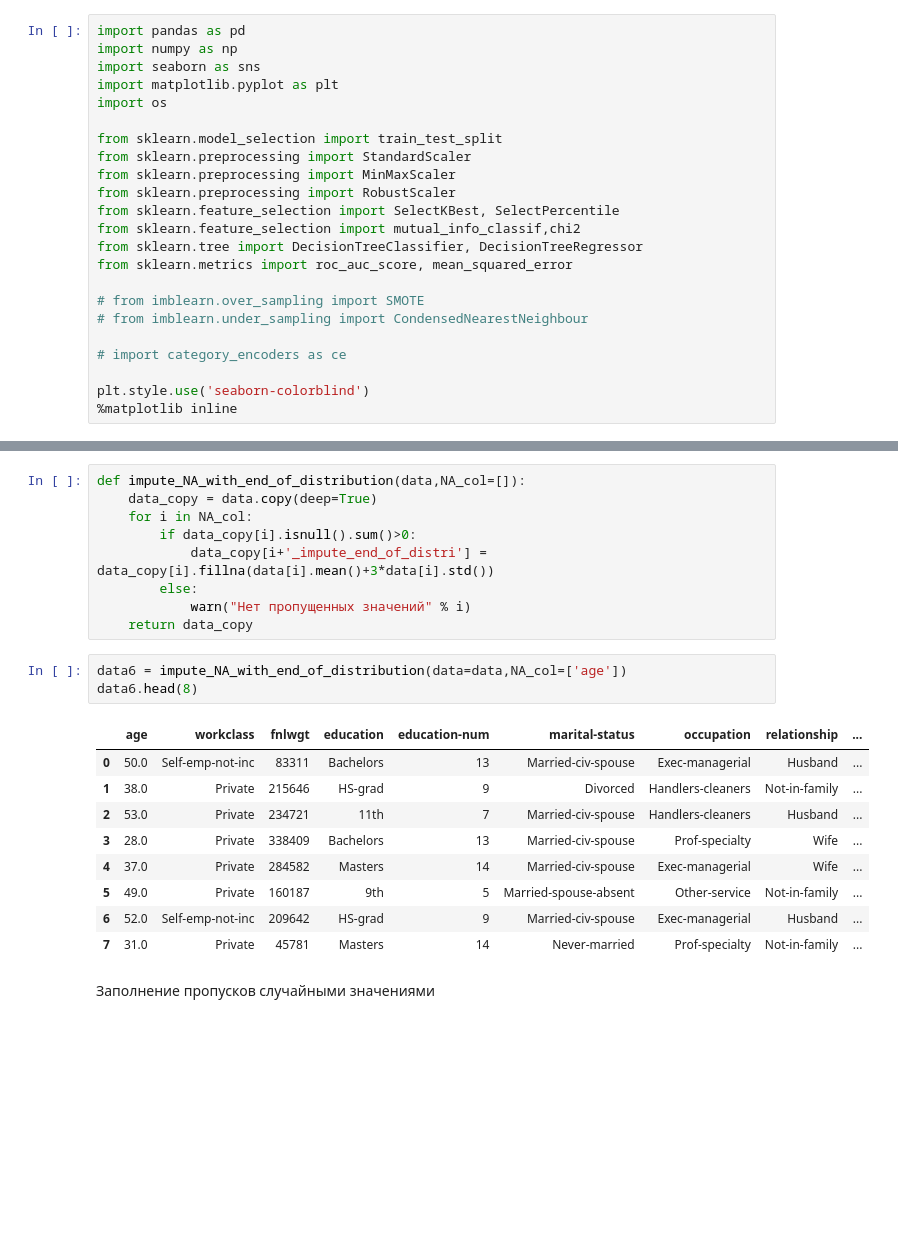
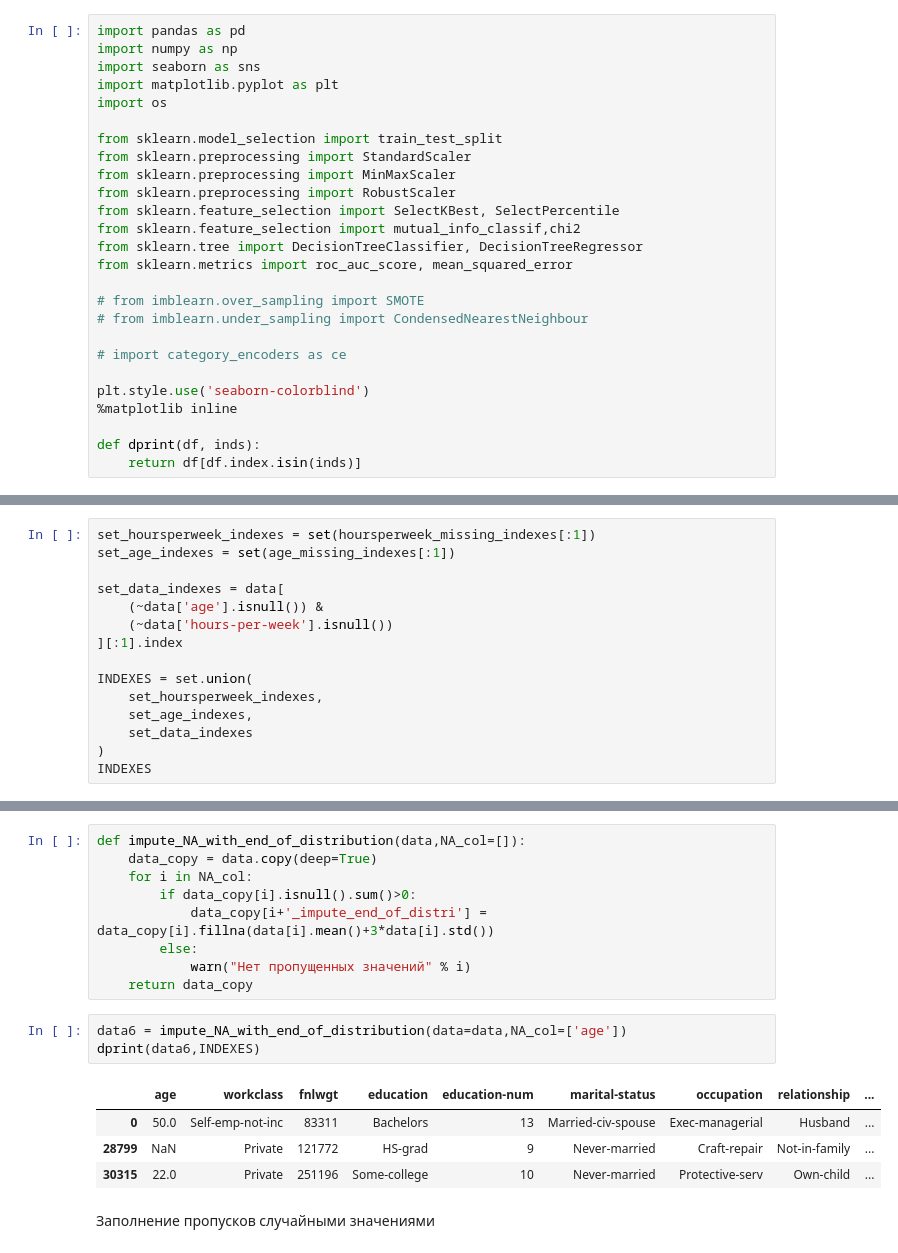
Before and after one commit to sergaph/OTUS-ML, a Jupyter notebook: 7_Feature_Engineering_&_Advanced_Preprocessing/7_Feature_Engenieering.ipynb, the cells around one changed output, grey strips where cells are left out. Cells and saved outputs as stored; diff of their text form; blank space fills up the shorter version.

```diff
--- a/7_Feature_Engineering_&_Advanced_Preprocessing/7_Feature_Engenieering.ipynb
+++ b/7_Feature_Engineering_&_Advanced_Preprocessing/7_Feature_Engenieering.ipynb
@@ -21,6 +21,9 @@ from sklearn.metrics import roc_auc_score, mean_squared_error
 
 plt.style.use('seaborn-colorblind')
 %matplotlib inline
+
+def dprint(df, inds):
+    return df[df.index.isin(inds)]
 # %%
 data = pd.read_csv('data/adult.data')
 data.columns = [
@@ -81,3 +84,18 @@ data_hoursperweek[hoursperweek_missing_indexes], data_age[age_missing_indexes] =
 
 data['hours-per-week'] = data_hoursperweek
 data['age'] = data_age
+# %%
+set_hoursperweek_indexes = set(hoursperweek_missing_indexes[:1])
+set_age_indexes = set(age_missing_indexes[:1])
+
+set_data_indexes = data[
+    (~data['age'].isnull()) &
+    (~data['hours-per-week'].isnull())
+][:1].index
+
+INDEXES = set.union(
+    set_hoursperweek_indexes,
+    set_age_indexes,
+    set_data_indexes
+)
+INDEXES
@@ -225,17 +231,12 @@ def impute_NA_with_end_of_distribution(data,NA_col=[]):
     return data_copy
 # %%
 data6 = impute_NA_with_end_of_distribution(data=data,NA_col=['age'])
-data6.head(8)
+dprint(data6,INDEXES)
 # %% [output]
 |  | age | workclass | fnlwgt | education | education-num | marital-status | occupation | relationship | ... |
 | 0 | 50.0 | Self-emp-not-inc | 83311 | Bachelors | 13 | Married-civ-spouse | Exec-managerial | Husband | ... |
-| 1 | 38.0 | Private | 215646 | HS-grad | 9 | Divorced | Handlers-cleaners | Not-in-family | ... |
-| 2 | 53.0 | Private | 234721 | 11th | 7 | Married-civ-spouse | Handlers-cleaners | Husband | ... |
-| 3 | 28.0 | Private | 338409 | Bachelors | 13 | Married-civ-spouse | Prof-specialty | Wife | ... |
-| 4 | 37.0 | Private | 284582 | Masters | 14 | Married-civ-spouse | Exec-managerial | Wife | ... |
-| 5 | 49.0 | Private | 160187 | 9th | 5 | Married-spouse-absent | Other-service | Not-in-family | ... |
-| 6 | 52.0 | Self-emp-not-inc | 209642 | HS-grad | 9 | Married-civ-spouse | Exec-managerial | Husband | ... |
-| 7 | 31.0 | Private | 45781 | Masters | 14 | Never-married | Prof-specialty | Not-in-family | ... |
+| 28799 | NaN | Private | 121772 | HS-grad | 9 | Never-married | Craft-repair | Not-in-family | ... |
+| 30315 | 22.0 | Private | 251196 | Some-college | 10 | Never-married | Protective-serv | Own-child | ... |
 # %% [markdown]
 Заполнение пропусков случайными значениями
 # %%
```
Also changed, not shown: parts of 22 cells of this notebook, 1 other file.
